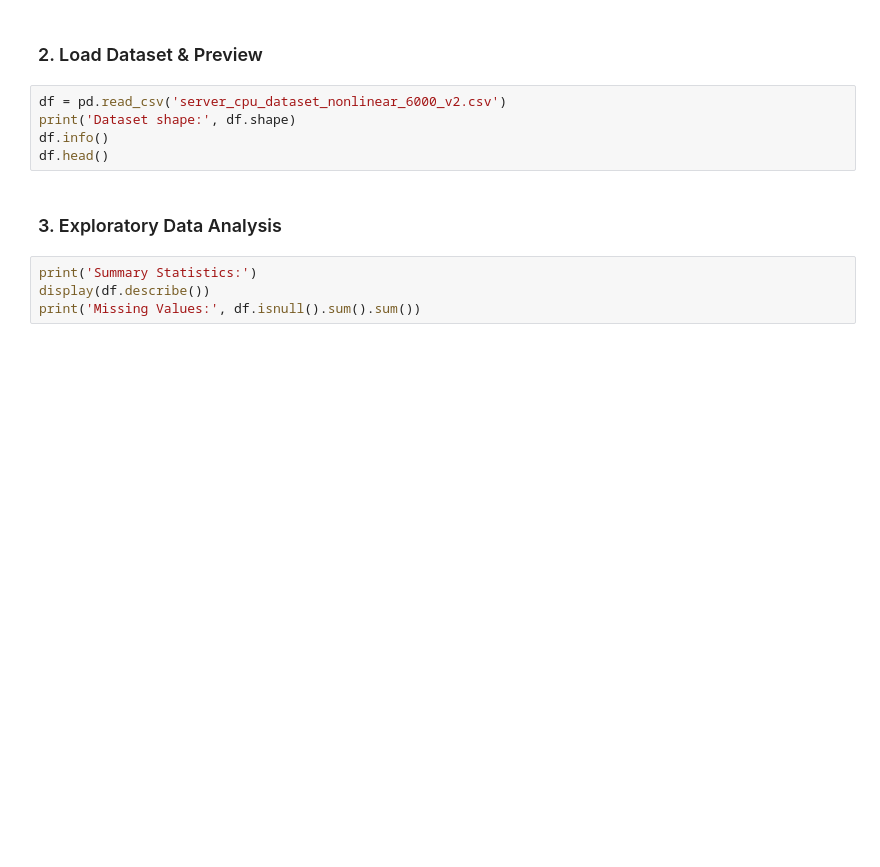
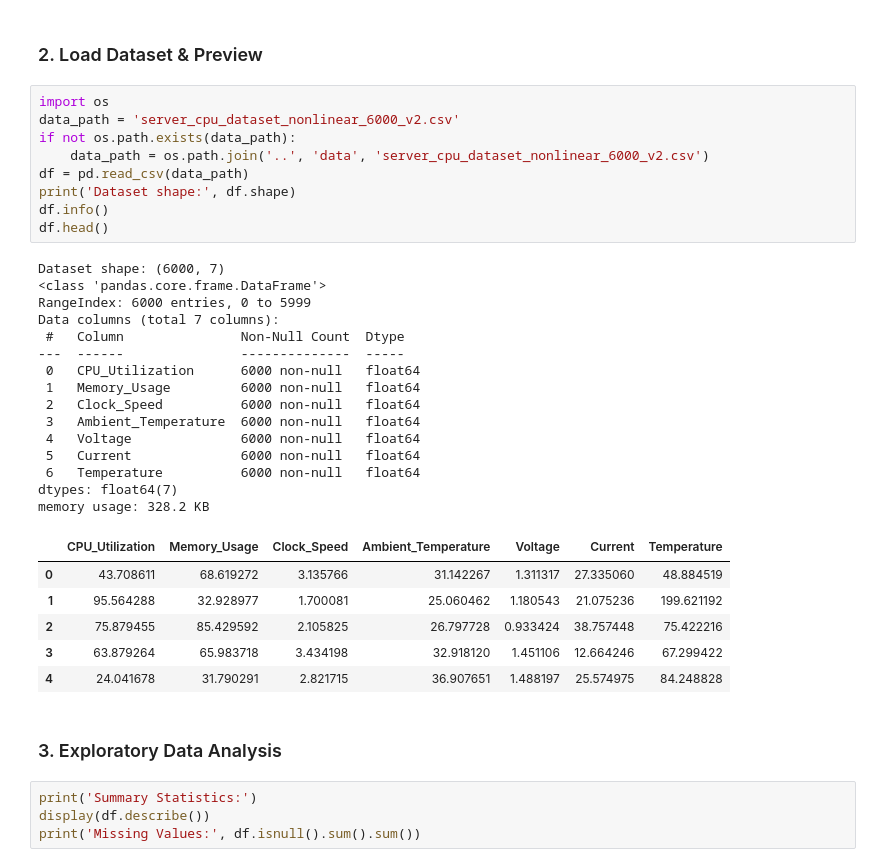
Before and after one commit to Mehak1314/ThermoGuard-AI, a Jupyter notebook: server-cpu-prediction/notebooks/CPU_Temperature_Prediction_Clean.ipynb, the cells around one changed output. Saved outputs shown, nothing was run; the diff lists cells and outputs as text; blank space fills up the shorter version.

Commit message:
Update CPU_Temperature_Prediction_Clean.ipynb with executed results, tables and plots

```diff
--- a/server-cpu-prediction/notebooks/CPU_Temperature_Prediction_Clean.ipynb
+++ b/server-cpu-prediction/notebooks/CPU_Temperature_Prediction_Clean.ipynb
@@ -23,10 +25,36 @@ print('Libraries imported.')
 # %% [markdown]
 ### 2. Load Dataset & Preview
 # %%
-df = pd.read_csv('server_cpu_dataset_nonlinear_6000_v2.csv')
+import os
+data_path = 'server_cpu_dataset_nonlinear_6000_v2.csv'
+if not os.path.exists(data_path):
+    data_path = os.path.join('..', 'data', 'server_cpu_dataset_nonlinear_6000_v2.csv')
+df = pd.read_csv(data_path)
 print('Dataset shape:', df.shape)
 df.info()
 df.head()
+# %% [output]
+Dataset shape: (6000, 7)
+<class 'pandas.core.frame.DataFrame'>
+RangeIndex: 6000 entries, 0 to 5999
+Data columns (total 7 columns):
+ #   Column               Non-Null Count  Dtype
+---  ------               --------------  -----
+ 0   CPU_Utilization      6000 non-null   float64
+ 1   Memory_Usage         6000 non-null   float64
+ 2   Clock_Speed          6000 non-null   float64
+ 3   Ambient_Temperature  6000 non-null   float64
+ 4   Voltage              6000 non-null   float64
+ 5   Current              6000 non-null   float64
+ 6   Temperature          6000 non-null   float64
+dtypes: float64(7)
+memory usage: 328.2 KB
+|  | CPU_Utilization | Memory_Usage | Clock_Speed | Ambient_Temperature | Voltage | Current | Temperature |
+| 0 | 43.708611 | 68.619272 | 3.135766 | 31.142267 | 1.311317 | 27.335060 | 48.884519 |
+| 1 | 95.564288 | 32.928977 | 1.700081 | 25.060462 | 1.180543 | 21.075236 | 199.621192 |
+| 2 | 75.879455 | 85.429592 | 2.105825 | 26.797728 | 0.933424 | 38.757448 | 75.422216 |
+| 3 | 63.879264 | 65.983718 | 3.434198 | 32.918120 | 1.451106 | 12.664246 | 67.299422 |
+| 4 | 24.041678 | 31.790291 | 2.821715 | 36.907651 | 1.488197 | 25.574975 | 84.248828 |
 # %% [markdown]
 ### 3. Exploratory Data Analysis
 # %%
```
Also changed, not shown: parts of 12 cells of this notebook.
